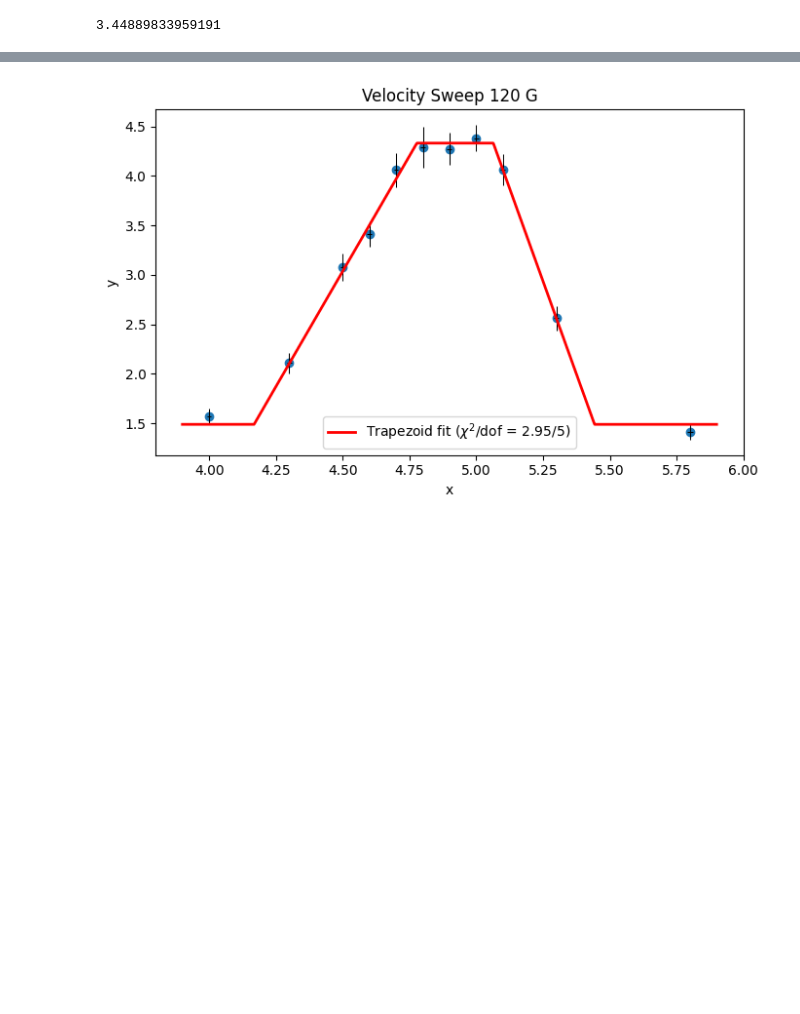
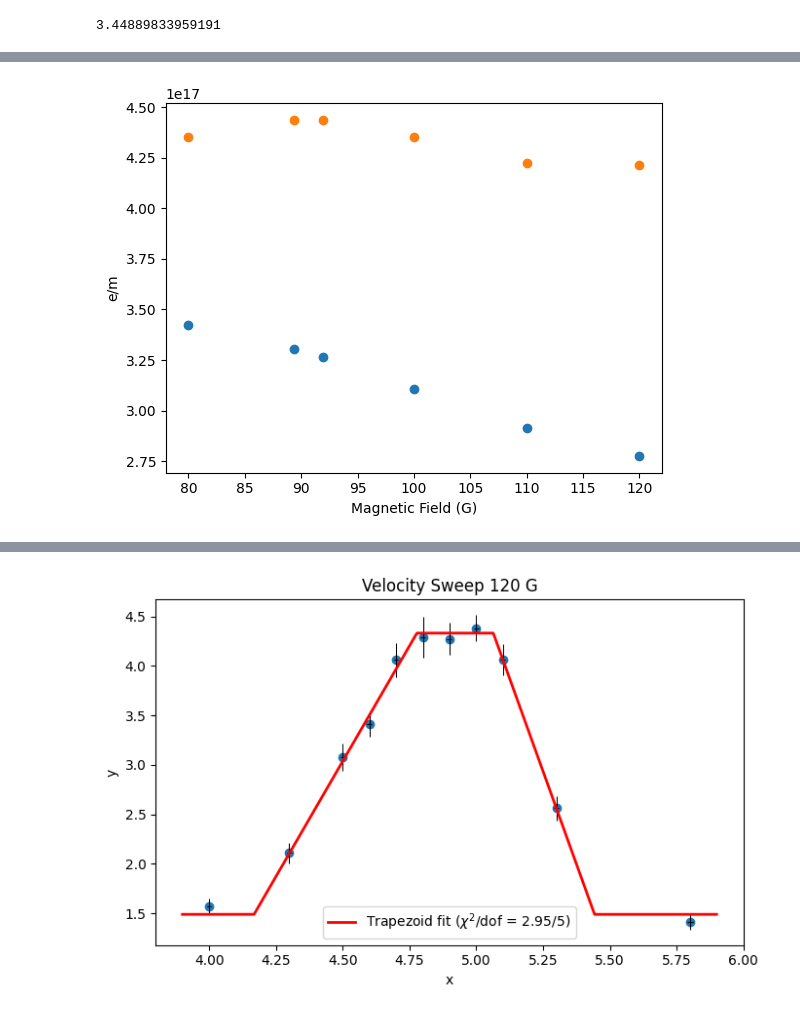
Before and after one commit to nikokopp/jlab, a Jupyter notebook: relativistic_dynamics/analysis/elliott_analysis.ipynb, the cells around one changed output, grey strips where cells are left out. Drawn from its saved outputs; the diff is of its cells as text; code cells hidden in the pictures; blank space fills up the shorter version.

```diff
--- a/relativistic_dynamics/analysis/elliott_analysis.ipynb
+++ b/relativistic_dynamics/analysis/elliott_analysis.ipynb
@@ -261,0 +303,30 @@ plateau level = 4.3097
+# %%
+model_x = np.linspace(0,np.max(B),1000)
+
+mc2 = 8.18727e-7        # ergs
+rho = 40.6 / 2          # cm
+e = 4.80298e-10         # statcoloumbs
+c = 2.99792458e10
+
+def model_nonrel(x):
+    m = (e * rho) / mc2
+    return m * x
+
+def model_rel(x):
+    k = e * rho * x / mc2
+    return k / np.sqrt(1 + k**2)
+
+def em_nonrel(B, beta):
+    return c**2 * beta / (B * rho)
+
+def em_rel(B, beta):
+    return c**2 * beta / (B * rho) / np.sqrt(1 - beta**2)
+# %%
+plt.figure()
+plt.scatter(B, em_nonrel(B, beta))
+plt.scatter(B, em_rel(B, beta))
+plt.xlabel('Magnetic Field (G)')
+plt.ylabel('e/m')
+plt.show()
+# %% [output]
+[figure, added]
```
Also changed, not shown: parts of 7 cells of this notebook.
